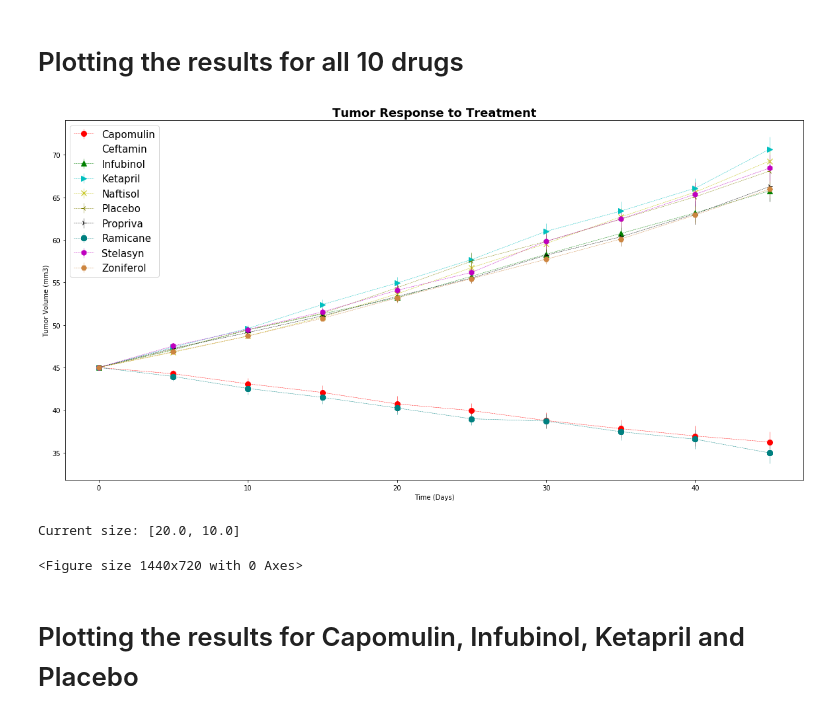
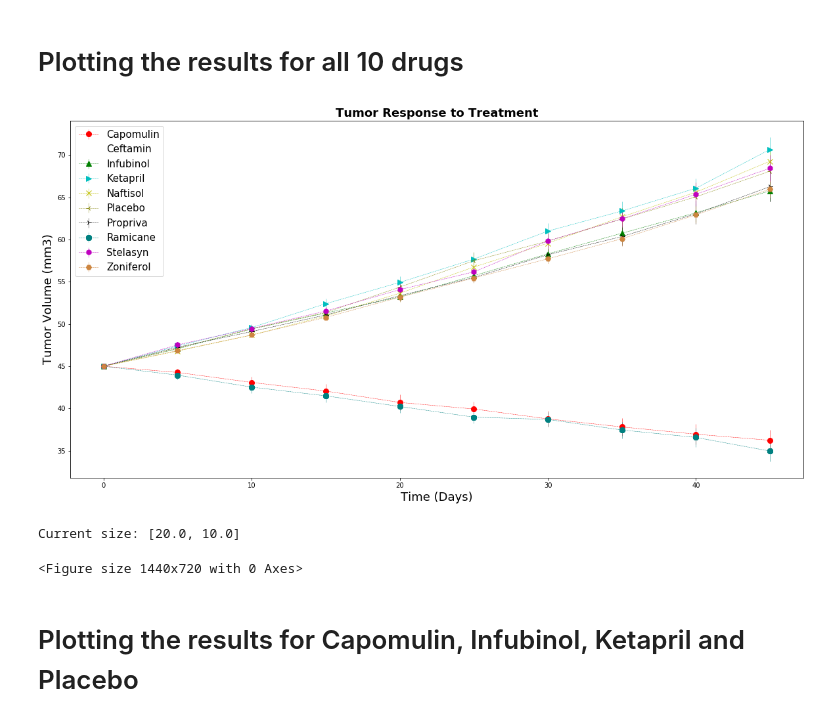
Before and after one commit to kavehamini/matplotlib-challenge, a Jupyter notebook: Pymaceuticals/pymaceuticals_Kaveh.ipynb, the cells around one changed output. Cells and saved outputs as stored; diff of their text form; code cells hidden in the pictures.

```diff
--- a/Pymaceuticals/pymaceuticals_Kaveh.ipynb
+++ b/Pymaceuticals/pymaceuticals_Kaveh.ipynb
@@ -119,36 +119,36 @@ plt.errorbar(tumorvolmeandf.index, tumorvolmeandf['Placebo'], yerr=tumorvolsemdf
              color='olive', marker='3', markersize=8, linestyle='--', linewidth=0.5)
 plt.errorbar(tumorvolmeandf.index, tumorvolmeandf['Propriva'], yerr=tumorvolsemdf['Propriva'],
              color='0', marker='4', markersize=8, linestyle='--', linewidth=0.5)
 plt.errorbar(tumorvolmeandf.index, tumorvolmeandf['Ramicane'], yerr=tumorvolsemdf['Ramicane'],
              color='teal', marker='8', markersize=8, linestyle='--', linewidth=0.5)
 plt.errorbar(tumorvolmeandf.index, tumorvolmeandf['Stelasyn'], yerr=tumorvolsemdf['Stelasyn'],
              color='m', marker='h', markersize=8, linestyle='--', linewidth=0.5)
 plt.errorbar(tumorvolmeandf.index, tumorvolmeandf['Zoniferol'], yerr=tumorvolsemdf['Zoniferol'],
              color='peru', marker='H', markersize=8, linestyle='--', linewidth=0.5)
 
 x_lim = len(tumorvolmeandf.index)
 # Chart title
 plt.title("Tumor Response to Treatment", fontdict = {'fontsize': 18, 'fontweight': 'bold'})
 # x label
-plt.xlabel("Time (Days)")
+plt.xlabel("Time (Days)", fontdict = {'fontsize': 18})
 # y label
-plt.ylabel("Tumor Volume (mm3)")
+plt.ylabel("Tumor Volume (mm3)", fontdict = {'fontsize': 18})
 # legend
 plt.legend(tumorvolmeandf, loc=2, prop={'size': 15})
 
 plt.show()
 fig_size = plt.rcParams["figure.figsize"]
 
 # Prints: [8.0, 6.0]
 print ("Current size:", fig_size)
 
 # Set figure width to 12 and height to 9
 fig_size[0] = 20
 fig_size[1] = 10
 plt.rcParams["figure.figsize"] = fig_size
 plt.savefig('tumorvolovertime1.png')
 # %% [output]
-[figure, old version]
+[figure, new version]
 Current size: [20.0, 10.0]
 <Figure size 1440x720 with 0 Axes>
 # %% [markdown]
```
Also changed, not shown: parts of 1 cell of this notebook, 5 other files.
